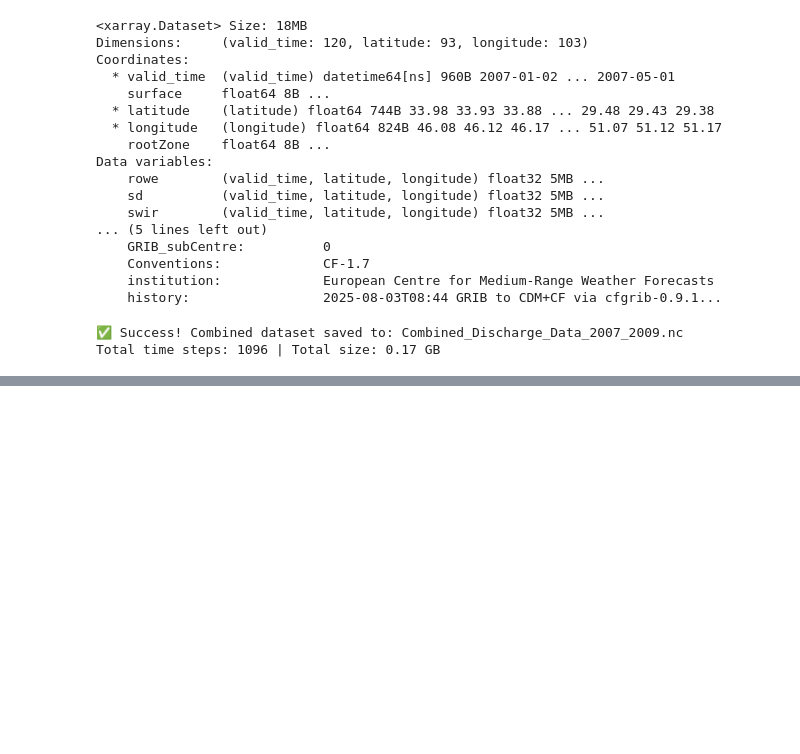
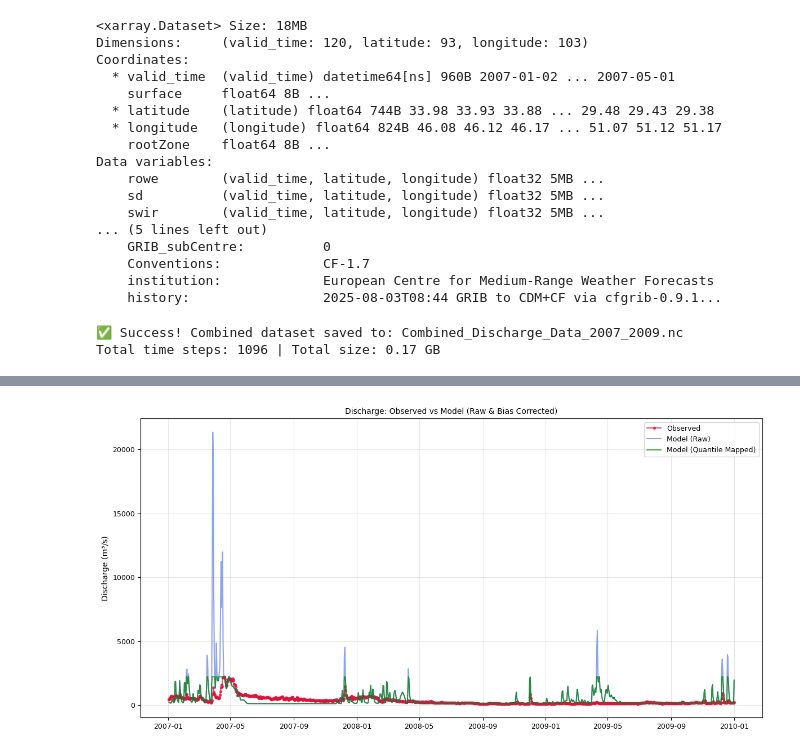
Before and after one commit to AliRezaee86/River_Discharge_Data, a Jupyter notebook: Validation_Data_Discharge.ipynb, the cells around one changed output, grey strips where cells are left out. Cells and saved outputs as stored; diff of their text form; code cells hidden in the pictures; blank space fills up the shorter version.

```diff
--- a/Validation_Data_Discharge.ipynb
+++ b/Validation_Data_Discharge.ipynb
@@ -500,0 +614,77 @@ Std deviation: 217.99 m³/s
+# %%
+import xarray as xr
+import pandas as pd
+import numpy as np
+import matplotlib.pyplot as plt
+from sklearn.preprocessing import QuantileTransformer
+from sklearn.metrics import mean_absolute_error, mean_squared_error
+
+# ========== 1. Load Data ==========
+model_path = r"Combined_Discharge_Data_2007_2009.nc"
+obs_path = r"Observation_Data_Ahvaz.csv"
+target_lat = 31.333333
+target_lon = 48.683333
+
+# --- Model Data ---
+ds = xr.open_dataset(model_path)
+dis = ds['dis24']
+model_point = dis.sel(
+    latitude=target_lat,
+    longitude=target_lon,
+    method="nearest",
+    tolerance=0.5
+)
+model_ts = model_point.to_dataframe(name='model_discharge')
+
+# --- Observation Data ---
+obs_df = pd.read_csv(obs_path)
+obs_df['Date'] = pd.to_datetime(obs_df['Date'], errors='coerce')
+obs_df = obs_df.rename(columns={'Value': 'obs_discharge'})
+obs_df.set_index('Date', inplace=True)
+obs_df = obs_df[~obs_df.index.duplicated(keep='first')]  # Remove duplicate dates
+
+# ========== 2. Align Data ==========
+common_start = max(model_ts.index.min(), obs_df.index.min())
+common_end = min(model_ts.index.max(), obs_df.index.max())
+model_common = model_ts.loc[common_start:common_end]
+obs_common = obs_df.loc[common_start:common_end]
+
+# Drop any NaNs (required for quantile mapping)
+aligned = pd.concat([model_common, obs_common], axis=1, join='inner').dropna()
+model_vals = aligned['model_discharge'].values.reshape(-1, 1)
+obs_vals = aligned['obs_discharge'].values.reshape(-1, 1)
+
+# ========== 3. Quantile Mapping Bias Correction ==========
+qt = QuantileTransformer(output_distribution='normal', n_quantiles=min(100, len(obs_vals)))
+qt.fit(obs_vals)
+model_qm = qt.inverse_transform(qt.transform(model_vals)).flatten()
+aligned['model_discharge_qm'] = model_qm
+
+# ========== 4. Statistics ==========
+def print_stats(label, obs, mod):
+    mae = mean_absolute_error(obs, mod)
+    rmse = np.sqrt(mean_squared_error(obs, mod))
+    nse = 1 - np.sum((obs - mod) ** 2) / np.sum((obs - np.mean(obs)) ** 2)
+    print(f"{label}:")
+    print(f"  MAE:  {mae:.2f} m³/s")
+    print(f"  RMSE: {rmse:.2f} m³/s")
+    print(f"  NSE:  {nse:.3f}")
+
+print("\n=== Statistics BEFORE Bias Correction ===")
+print_stats("Model vs Obs", aligned['obs_discharge'], aligned['model_discharge'])
+
+print("\n=== Statistics AFTER Quantile Mapping Bias Correction ===")
+print_stats("QM Model vs Obs", aligned['obs_discharge'], aligned['model_discharge_qm'])
+
+# ========== 5. Plot ==========
+plt.figure(figsize=(12, 6))
+plt.plot(aligned.index, aligned['obs_discharge'], label='Observed', color='crimson', marker='o', markersize=3, alpha=0.7)
+plt.plot(aligned.index, aligned['model_discharge'], label='Model (Raw)', color='royalblue', alpha=0.6)
+plt.plot(aligned.index, aligned['model_discharge_qm'], label='Model (Quantile Mapped)', color='green', alpha=0.7)
+plt.title('Discharge: Observed vs Model (Raw & Bias Corrected)')
+plt.ylabel('Discharge (m³/s)')
+plt.legend()
+plt.grid(True, alpha=0.3)
+plt.tight_layout()
+plt.show()
+# %% [output]
@@ -500,0 +702 @@ Std deviation: 217.99 m³/s
+[figure, added]
```
Also changed, not shown: parts of 9 cells of this notebook.
